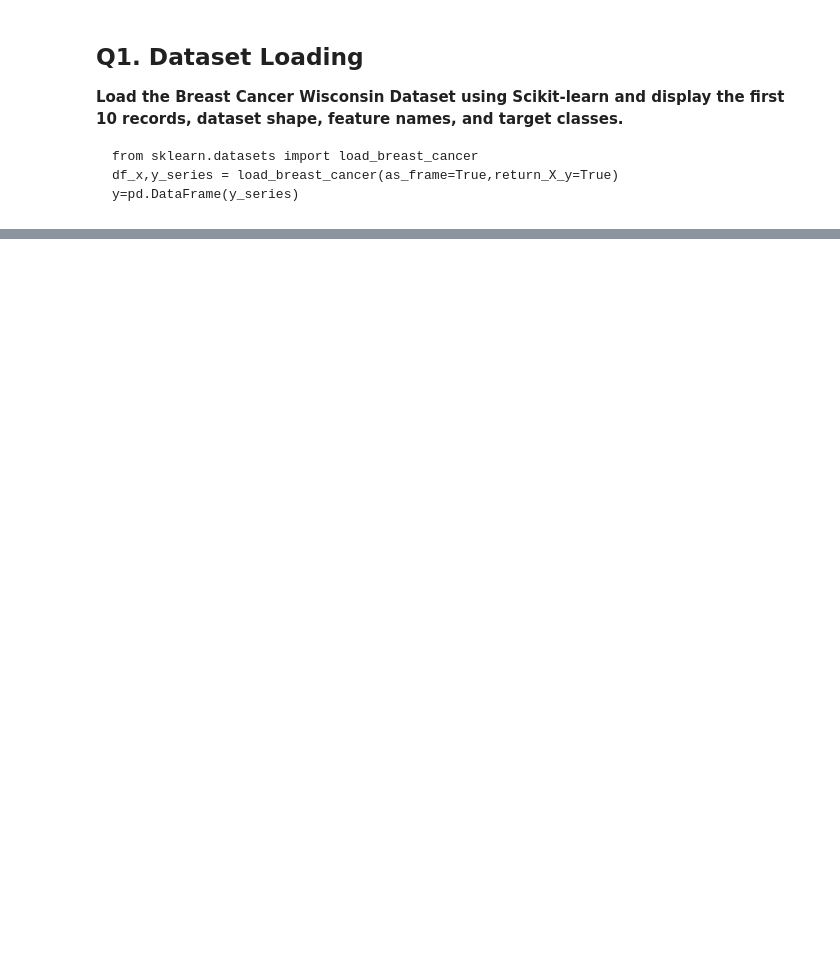
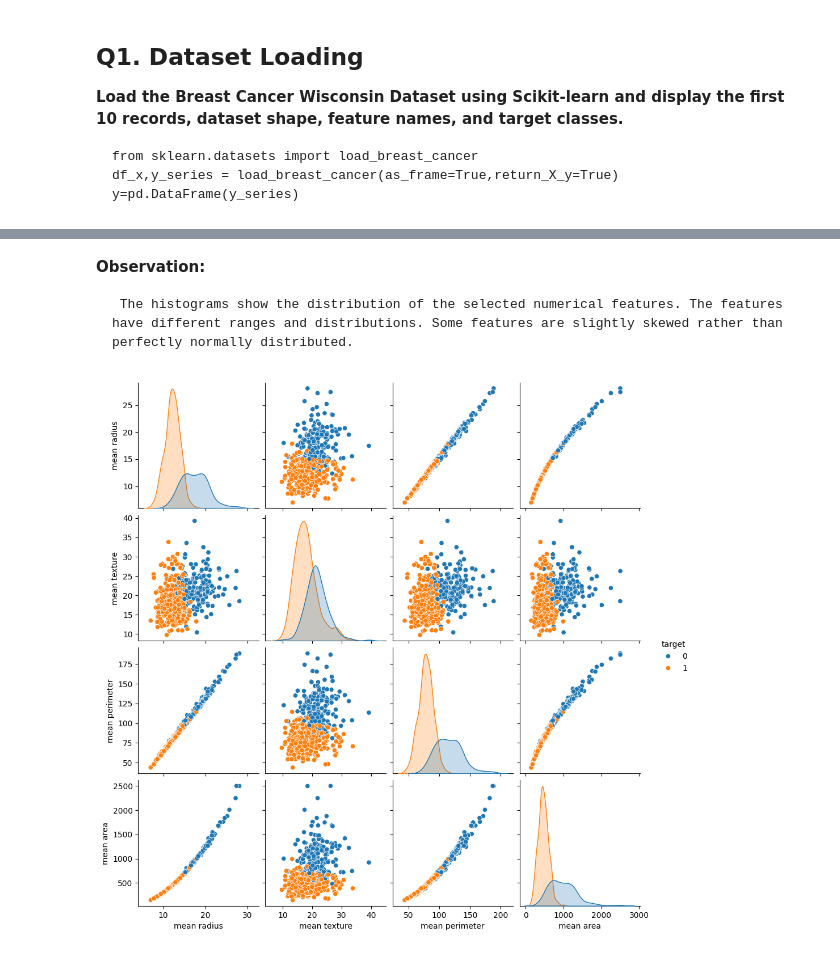
Before and after one commit to kavaderohan2005-netizen/ML-Project, a Jupyter notebook: Logistics Regression/Topic 3-Machine Learning - Logistic Regression.ipynb, the cells around one changed output, grey strips where cells are left out. Cells and saved outputs as stored; diff of their text form; code cells hidden in the pictures; blank space fills up the shorter version.

```diff
--- a/Logistics Regression/Topic 3-Machine Learning - Logistic Regression.ipynb
+++ b/Logistics Regression/Topic 3-Machine Learning - Logistic Regression.ipynb
@@ -96,0 +192,20 @@ Name: count, dtype: int64
+# %% [markdown]
+**Observation:**
+
+     The histograms show the distribution of the selected numerical features. The features have different ranges and distributions. Some features are slightly skewed rather than perfectly normally distributed.
+# %%
+# Pair Plot (for any four important features)
+
+pair_data = df_x[features].copy()
+
+pair_data["target"] = y_series
+
+sns.pairplot(
+    pair_data,
+    vars=features,
+    hue="target"
+)
+
+plt.show()
+# %% [output]
+[figure, added]
```
Also changed, not shown: parts of 54 cells of this notebook, 1 other file.
